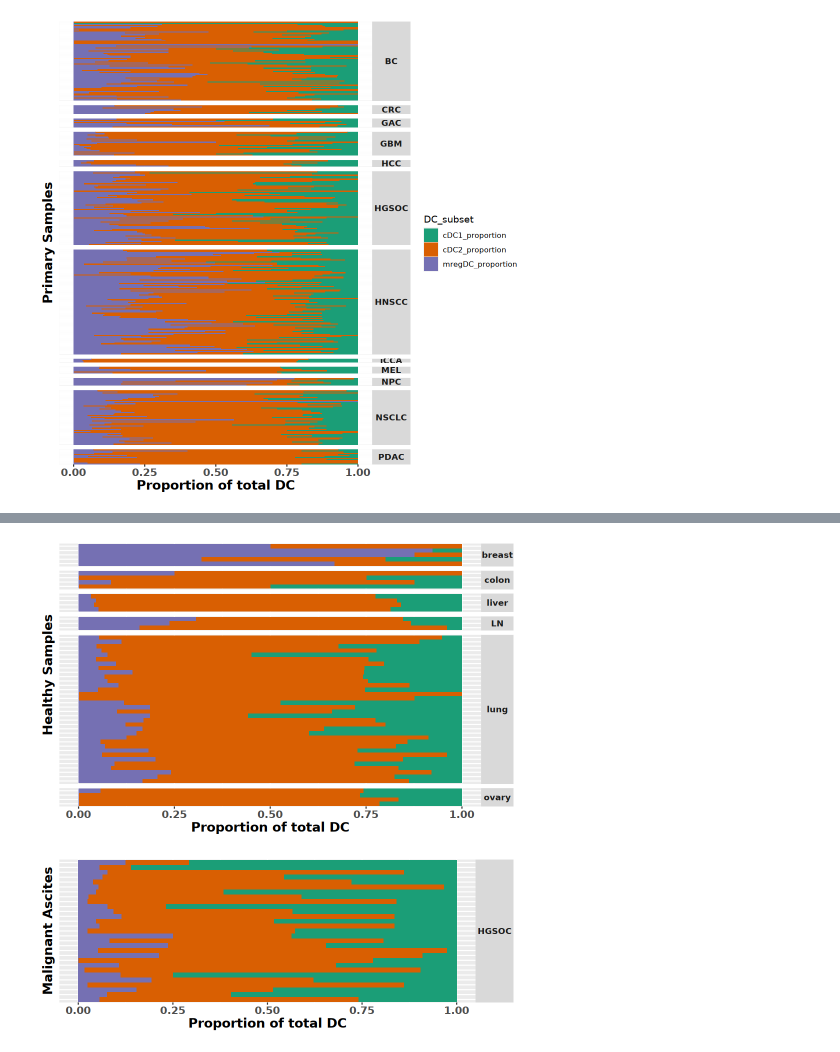
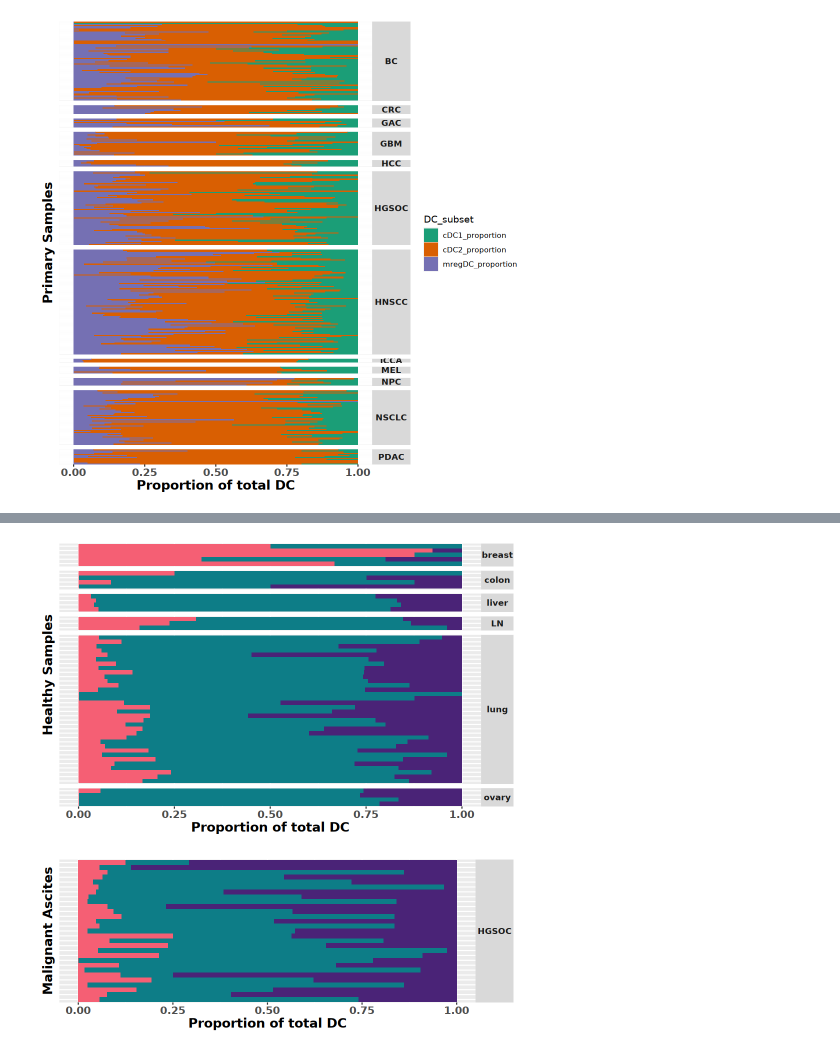
Before and after one commit to tuonglab/Nikita-project, a Jupyter notebook: notebooks/2025-05-07_Stacked-Proportions.ipynb, the cells around one changed output, grey strips where cells are left out. Drawn from its saved outputs; the diff is of its cells as text; code cells hidden in the pictures.

```diff
--- a/notebooks/2025-05-07_Stacked-Proportions.ipynb
+++ b/notebooks/2025-05-07_Stacked-Proportions.ipynb
@@ -272,22 +293,22 @@ ggsave("dc_proportions_mets.svg", width = 8, height = 8, units = "in")
 # %%
 options(repr.plot.height=5, repr.plot.width=8)
 ggplot(df_H, aes(fill = DC_subset, x = proportion, y = integration_id)) +
   geom_bar(position = "stack", stat = "identity") +
   facet_grid(site ~ ., scales = "free_y", space = "free") +
   ylab("Healthy Samples") +
   xlab("Proportion of total DC") +
   theme(axis.text.y = element_blank(),
         axis.text.x = element_text(face="bold", size = 12),
         axis.title.x = element_text(face="bold", size = 15),
         axis.title.y = element_text(face="bold", size = 15),
         axis.ticks.y = element_blank(),
         strip.text.y = element_text(angle = 0, face="bold", size = 10),
         legend.position = "none") +
-  scale_fill_brewer(palette="Dark2")
+  scale_fill_manual(values = c("cDC1_proportion" = "#4a2377","cDC2_proportion" = "#0d7d87","mregDC_proportion" = "#f55f74"))
 
 ggsave("dc_proportions_healthy.svg", width = 8, height = 5, units = "in")
 # %% [output]
-[figure, old version]
+[figure, new version]
 # %%
 options(repr.plot.height=3, repr.plot.width=8)
 ggplot(df_A, aes(fill = DC_subset, x = proportion, y = integration_id)) +
@@ -302,8 +323,8 @@ ggplot(df_A, aes(fill = DC_subset, x = proportion, y = integration_id)) +
         axis.ticks.y = element_blank(),
         strip.text.y = element_text(angle = 0, face="bold", size = 10),
         legend.position = "none") +
-  scale_fill_brewer(palette="Dark2")
+  scale_fill_manual(values = c("cDC1_proportion" = "#4a2377","cDC2_proportion" = "#0d7d87","mregDC_proportion" = "#f55f74"))
 
 ggsave("dc_proportions_ascites.svg", width = 8, height = 3, units = "in")
 # %% [output]
-[figure, old version]
+[figure, new version]
```
Also changed, not shown: parts of 4 cells of this notebook.
